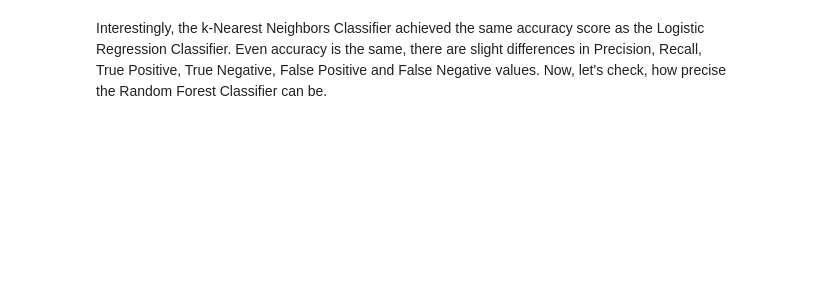
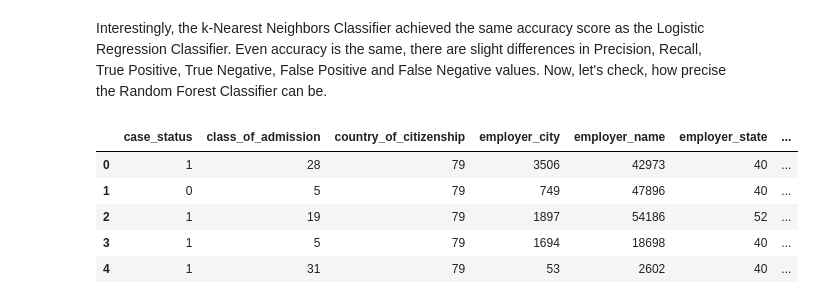
Before and after one commit to robinzheng9494/us-perm-visa-ai, a Jupyter notebook: us_permanent_visa_applications_v1_1_fraud.ipynb, the cells around one changed output. Cells and saved outputs as stored; diff of their text form; code cells hidden in the pictures; blank space fills up the shorter version.

```diff
--- a/us_permanent_visa_applications_v1_1_fraud.ipynb
+++ b/us_permanent_visa_applications_v1_1_fraud.ipynb
@@ -876,3 +1234,12 @@ df['is_fraud'] = False
 #fitting the model to the fraud/not fraud column - y values, save it to pickle
 #using ollama to get an endpoint running
 #langchain documentation to use that ollama to run llm assistant to provide suggestions on how we're prompting
+# %%
+df.head()
+# %% [output]
+|  | case_status | class_of_admission | country_of_citizenship | employer_city | employer_name | employer_state | ... |
+| 0 | 1 | 28 | 79 | 3506 | 42973 | 40 | ... |
+| 1 | 0 | 5 | 79 | 749 | 47896 | 40 | ... |
+| 2 | 1 | 19 | 79 | 1897 | 54186 | 52 | ... |
+| 3 | 1 | 5 | 79 | 1694 | 18698 | 40 | ... |
+| 4 | 1 | 31 | 79 | 53 | 2602 | 40 | ... |
```
Also changed, not shown: parts of 35 cells of this notebook.
